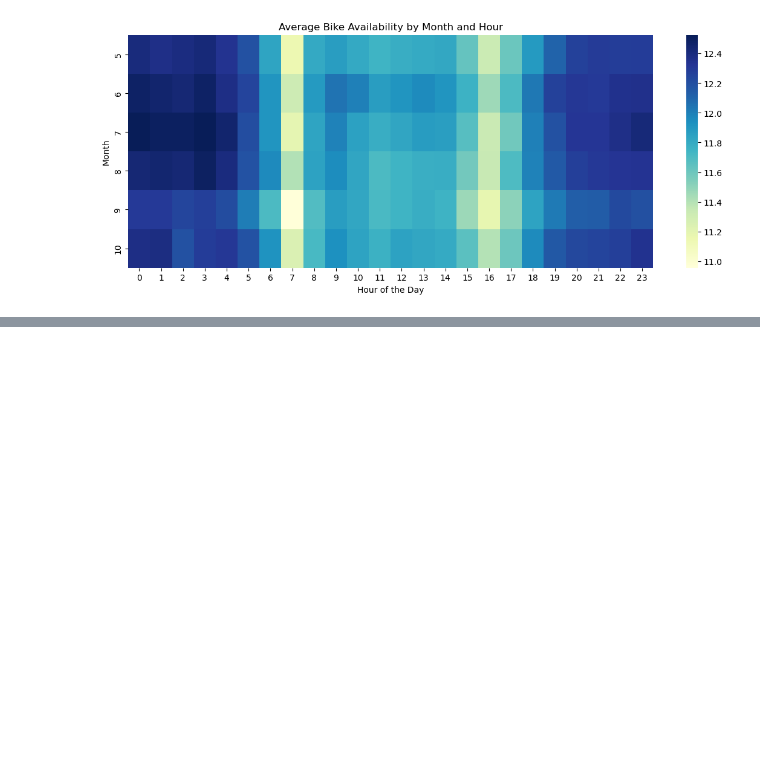
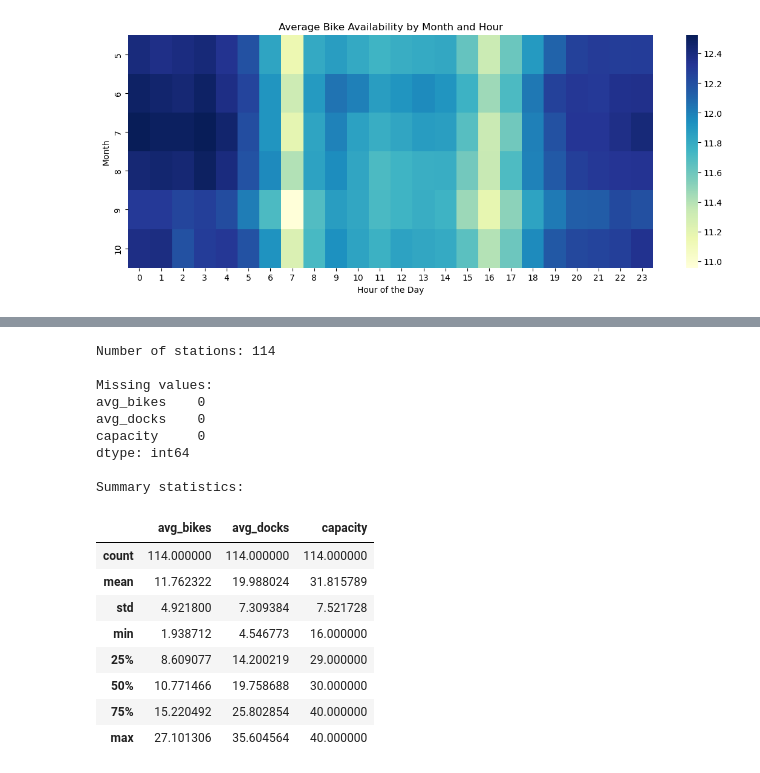
Before and after one commit to 2026248-bit/CA1MLB--2026248-, a Jupyter notebook: Notebook/CA1_MLB.ipynb, the cells around one changed output, grey strips where cells are left out. Drawn from its saved outputs; the diff is of its cells as text; code cells hidden in the pictures; blank space fills up the shorter version.

```diff
--- a/Notebook/CA1_MLB.ipynb
+++ b/Notebook/CA1_MLB.ipynb
@@ -855,0 +877,26 @@ The heatmap compares average bike availability across months and hours of the da
+# %%
+print("Number of stations:", len(station_features))
+print("\nMissing values:")
+print(station_features.isnull().sum())
+
+print("\nSummary statistics:")
+station_features.describe()
+# %% [output]
+Number of stations: 114
+
+Missing values:
+avg_bikes    0
+avg_docks    0
+capacity     0
+dtype: int64
+
+Summary statistics:
+|  | avg_bikes | avg_docks | capacity |
+| count | 114.000000 | 114.000000 | 114.000000 |
+| mean | 11.762322 | 19.988024 | 31.815789 |
+| std | 4.921800 | 7.309384 | 7.521728 |
+| min | 1.938712 | 4.546773 | 16.000000 |
+| 25% | 8.609077 | 14.200219 | 29.000000 |
+| 50% | 10.771466 | 19.758688 | 30.000000 |
+| 75% | 15.220492 | 25.802854 | 40.000000 |
+| max | 27.101306 | 35.604564 | 40.000000 |
```
Also changed, not shown: parts of 15 cells of this notebook.
